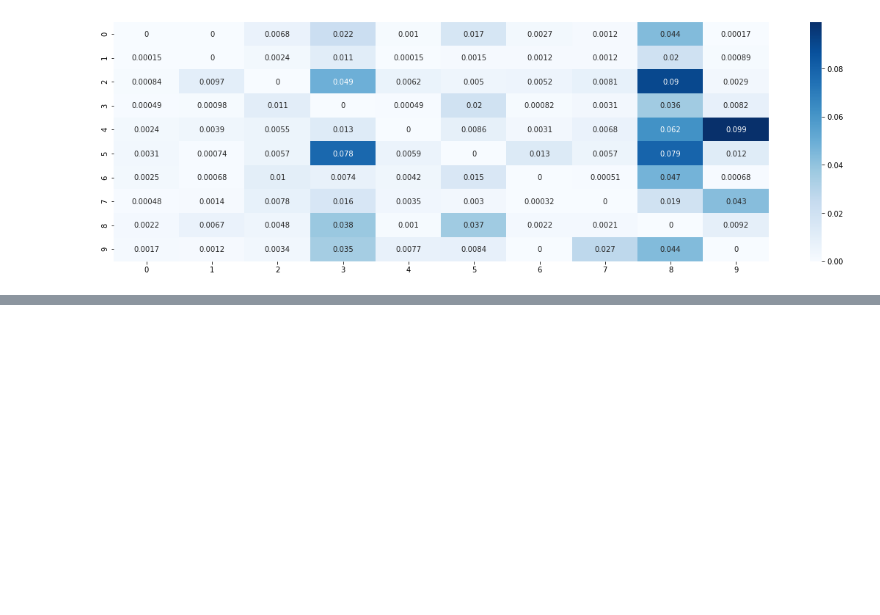
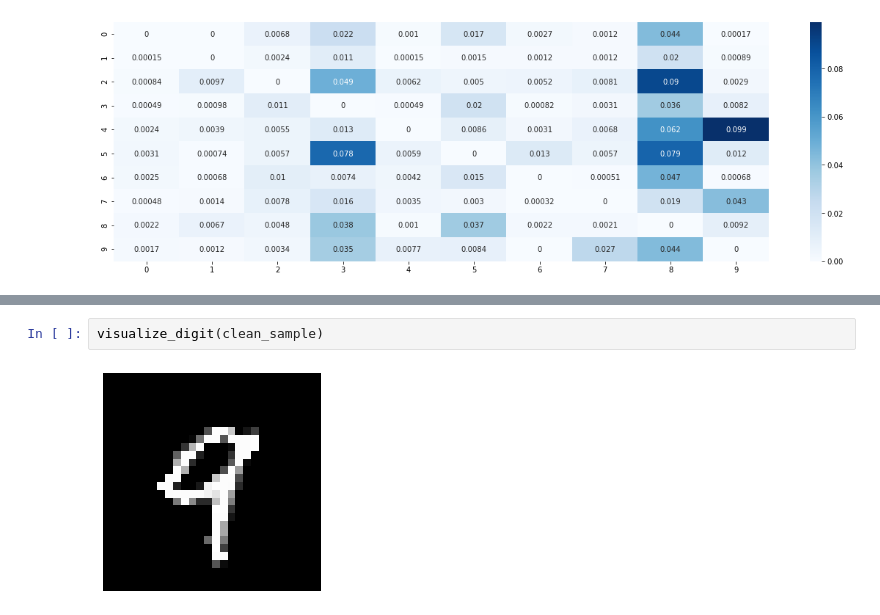
Before and after one commit to MarcelDeSutter/udemy_machine_learning, a Jupyter notebook: notebooks/01-03_Beispielprojekt_Klassifikation.ipynb, the cells around one changed output, grey strips where cells are left out. Drawn from its saved outputs; the diff is of its cells as text; blank space fills up the shorter version.

```diff
--- a/notebooks/01-03_Beispielprojekt_Klassifikation.ipynb
+++ b/notebooks/01-03_Beispielprojekt_Klassifikation.ipynb
@@ -489,0 +497,4 @@ sns.heatmap(norm_cf_matrix, annot = True, cmap = "Blues");
+# %%
+visualize_digit(clean_sample)
+# %% [output]
+[figure, added]
```
Also changed, not shown: parts of 15 cells of this notebook, 1 other file.
